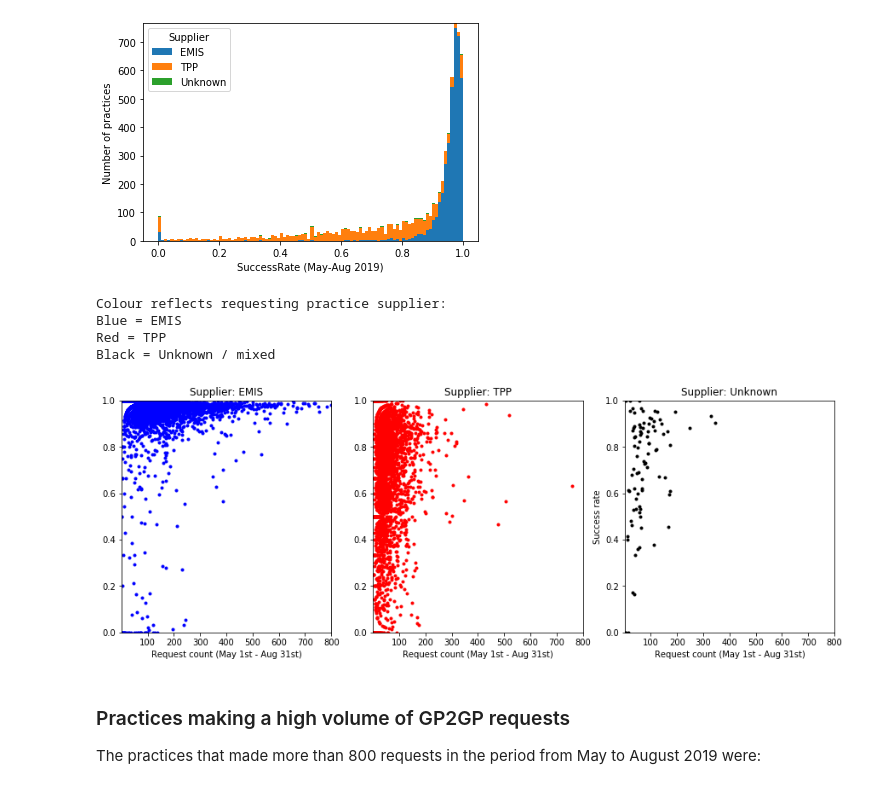
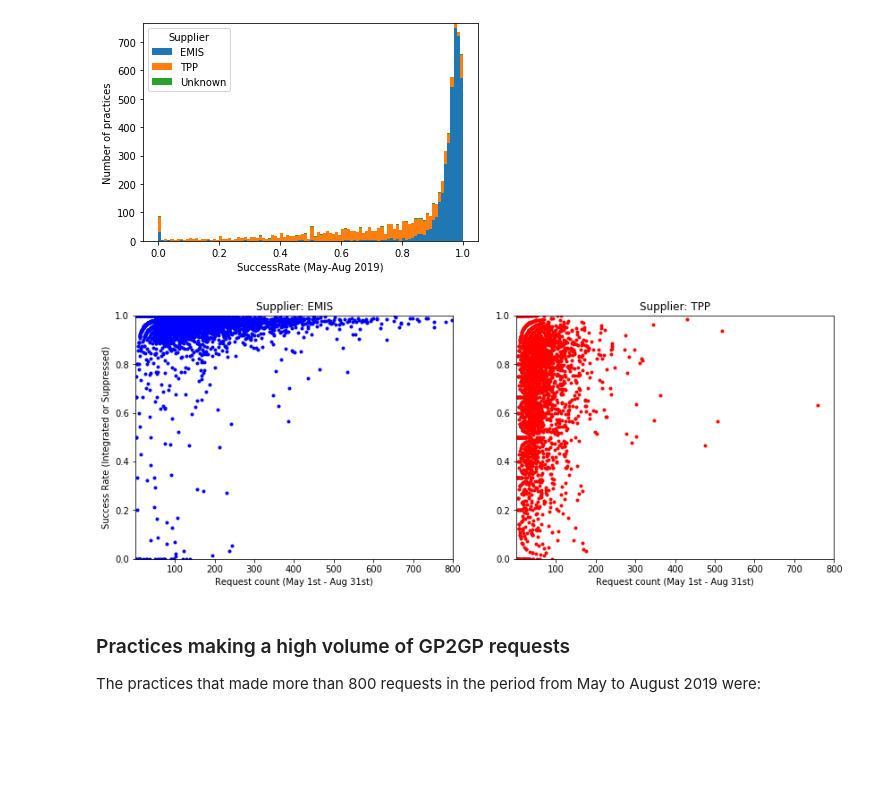
Before and after one commit to nhsconnect/prm-gp2gp-data-sandbox, a Jupyter notebook: notebooks/01-PRMT-365--GP2GP-transaction-and-failure-volume.ipynb, the cells around one changed output. Cells and saved outputs as stored; diff of their text form; code cells hidden in the pictures; blank space fills up the shorter version.

```diff
--- a/notebooks/01-PRMT-365--GP2GP-transaction-and-failure-volume.ipynb
+++ b/notebooks/01-PRMT-365--GP2GP-transaction-and-failure-volume.ipynb
@@ -151,56 +151,32 @@ plt.ylabel("Number of practices");
 # %% [output]
 [figure]
 # %%
-plt.figure(figsize=(15,5))
-plt.subplot(1,3,1)
+plt.figure(figsize=(14,5))
+plt.subplot(1,2,1)
 plt.plot(
     requestor_view_aggregated_over_time.loc[select_supplier("EMIS")]["RequestCount"],
     requestor_view_aggregated_over_time.loc[select_supplier("EMIS")]["SuccessRate"],
     "b.",
-        linestyle=""
+    linestyle=""
 )
 plt.ylim((0, 1));
 plt.xlim((1, 800))
 plt.xlabel("Request count (May 1st - Aug 31st)");
-plt.title("Supplier: EMIS")
+plt.ylabel("Success Rate (Integrated or Suppressed)");
+plt.title("Supplier: EMIS");
 
-plt.subplot(1,3,2)
+plt.subplot(1,2,2)
 plt.plot(
     requestor_view_aggregated_over_time.loc[select_supplier("TPP")]["RequestCount"],
     requestor_view_aggregated_over_time.loc[select_supplier("TPP")]["SuccessRate"],
     "r.",    linestyle=""
 )
 plt.ylim((0, 1));
-plt.xlim((1, 800))
+plt.xlim((1, 800));
 plt.xlabel("Request count (May 1st - Aug 31st)");
-plt.title("Supplier: TPP")
-
-plt.subplot(1,3,3)
-plt.plot(
-    requestor_view_aggregated_over_time.loc[select_supplier("Unknown")]["RequestCount"],
-    requestor_view_aggregated_over_time.loc[select_supplier("Unknown")]["SuccessRate"],
-    "k.",    linestyle=""
-);
-plt.ylim((0, 1));
-plt.xlim((1, 800))
-plt.xlabel("Request count (May 1st - Aug 31st)");
-plt.title("Supplier: Unknown")
-
-plt.ylim((0, 1));
-plt.xlim((1, 800))
-plt.xlabel("Request count (May 1st - Aug 31st)");
-plt.ylabel("Success rate");
-print("""Colour reflects requesting practice supplier:
-Blue = EMIS
-Red = TPP
-Black = Unknown / mixed
-""")
+plt.title("Supplier: TPP");
 # %% [output]
-Colour reflects requesting practice supplier:
-Blue = EMIS
-Red = TPP
-Black = Unknown / mixed
-[figure, old version]
+[figure, new version]
 # %% [markdown]
 ### Practices making a high volume of GP2GP requests
 
```
Also changed, not shown: parts of 6 cells of this notebook.
